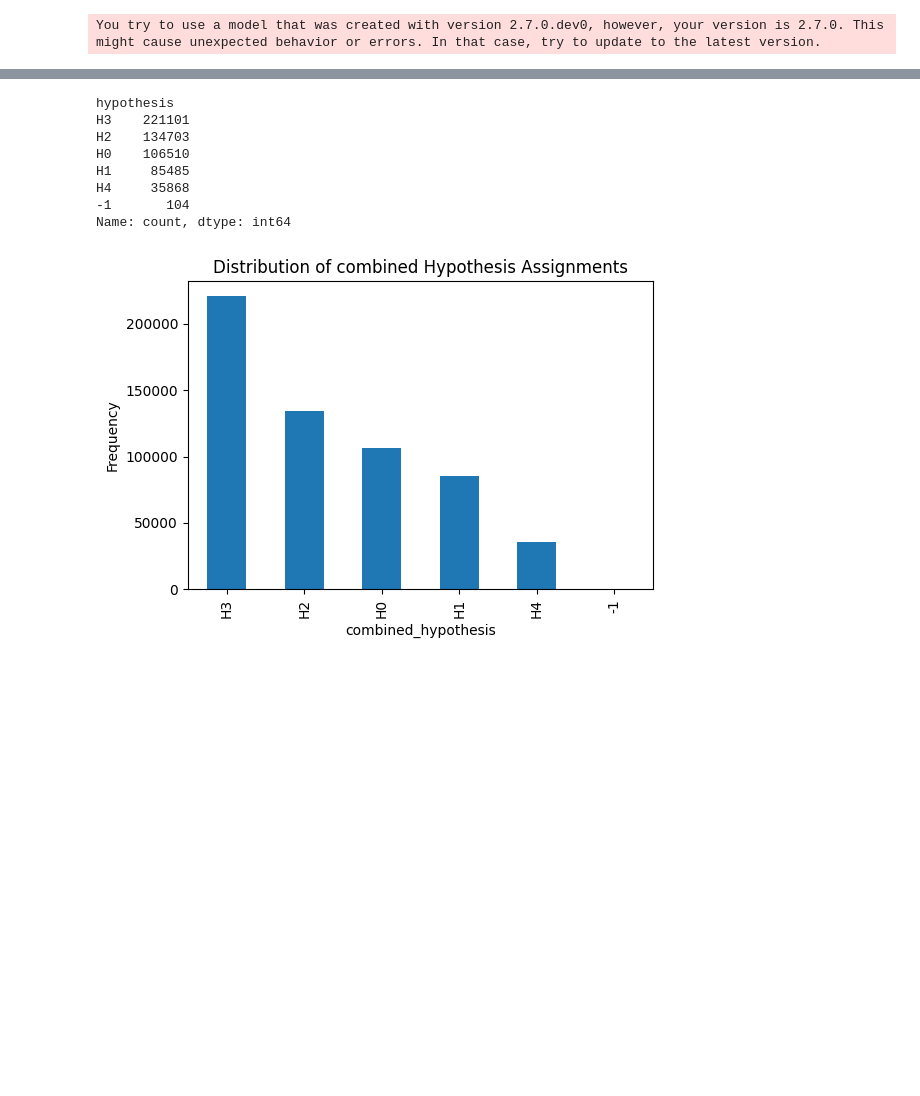
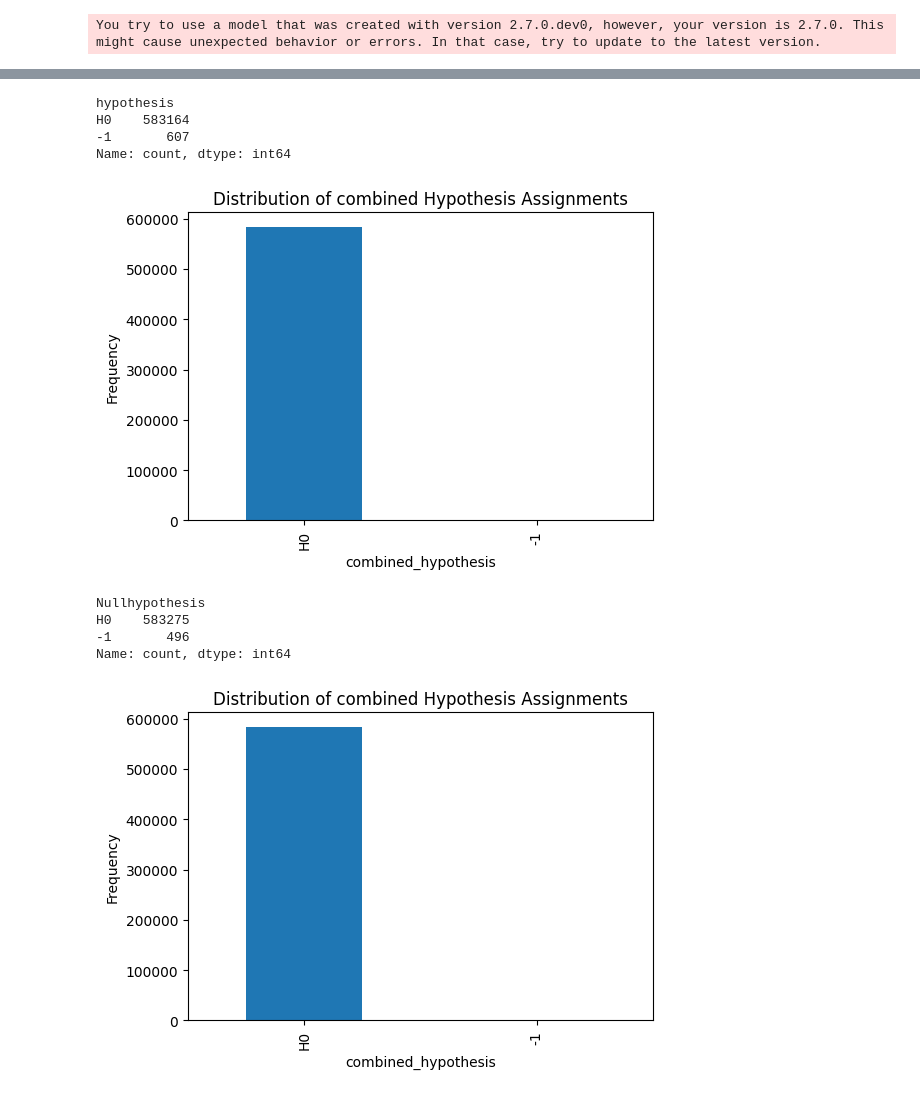
Before and after one commit to fahadchauhan/Public-Sentiment-and-Spatial-Distribution-of-Security-Cameras, a Jupyter notebook: reddit/Aspect_creation-reddit.ipynb, the cells around one changed output, grey strips where cells are left out. Drawn from its saved outputs; the diff is of its cells as text; code cells hidden in the pictures; blank space fills up the shorter version.

Commit message:
sentiStrength reddit

```diff
--- a/reddit/Aspect_creation-reddit.ipynb
+++ b/reddit/Aspect_creation-reddit.ipynb
@@ -93,3 +121,3 @@ You try to use a model that was created with version 2.7.0.dev0, however, your v
 # %%
 # Load saved embeddings
-combined_embeddings = torch.load('C:/Users/fahad/OneDrive - Oulun yliopisto/Documents/reddit/models/combined_embeddings.pkl')
+embeddings = torch.load(f'C:/Users/fahad/OneDrive - Oulun yliopisto/Documents/reddit/models/{column}_embeddings.pkl')
@@ -96,21 +135,17 @@ combined_embeddings = torch.load('C:/Users/fahad/OneDrive - Oulun yliopisto/Docu
 # %%
 # Calculate cosine similarity between text and hypothesis embeddings
 # thread_text_similarity_scores = torch.mm(thread_text_embeddings, hypothesis_embeddings.T).cpu().numpy()
-combined_similarity_scores = torch.mm(combined_embeddings, hypothesis_embeddings.T).cpu().numpy()
+similarity_scoresNull = torch.mm(embeddings, Nullhypothesis_embeddings.T).cpu().numpy()
 
 # Save similarity scores
 # with open('thread_text_similarity_scores.pkl', 'wb') as f:
 #     pickle.dump(thread_text_similarity_scores, f)
 # Save similarity scores
-with open('C:/Users/fahad/OneDrive - Oulun yliopisto/Documents/reddit/models/combined_similarity_scores.pkl', 'wb') as f:
-    pickle.dump(combined_similarity_scores, f)
+with open(f'C:/Users/fahad/OneDrive - Oulun yliopisto/Documents/reddit/models/{column}_similarity_scoresNull.pkl', 'wb') as f:
+    pickle.dump(similarity_scoresNull, f)
 # %%
-# similarity_scores = torch.load('C:/Users/fahad/OneDrive - Oulun yliopisto/Documents/suomi24/Data/similarity_scores.pkl')
-# Loading with pickle
-# with open('C:/Users/fahad/OneDrive - Oulun yliopisto/Documents/suomi24/Data/thread_text_similarity_scores.pkl', 'rb') as f:
-#     thread_text_similarity_scores = pickle.load(f)
-with open('C:/Users/fahad/OneDrive - Oulun yliopisto/Documents/reddit/models/combined_similarity_scores.pkl', 'rb') as f:
-    combined_similarity_scores = pickle.load(f)
+# with open(f'C:/Users/fahad/OneDrive - Oulun yliopisto/Documents/reddit/models/{column}_similarity_scores.pkl', 'rb') as f:
+    # similarity_scores = pickle.load(f)
 # %%
 # Assuming 'similarity_scores' is a 2D array where each row corresponds to a document and each column to a hypothesis
 thresholds = np.linspace(0.1, 1, 50)  # Adjust as needed for your range of similarity scores
@@ -150,8 +219,16 @@ Unclassified Rows: 104
 # %%
-threshold = 0.5
-max_indices = np.argmax(combined_similarity_scores, axis=1)  # Indices of max similarity score per row
-max_scores = np.max(combined_similarity_scores, axis=1)  # Max scores per row
+threshold = 0.7
+max_indices = np.argmax(similarity_scores, axis=1)  # Indices of max similarity score per row
+max_scores = np.max(similarity_scores, axis=1)  # Max scores per row
 
 # Map indices to hypothesis labels if score exceeds threshold, else assign -1
 hypothesis_labels = {i: f'H{i}' for i in range(len(hypotheses))}
 df['hypothesis'] = [hypothesis_labels[idx] if score > threshold else -1 for idx, score in zip(max_indices, max_scores)]
+
+# threshold = 0.5
+max_indices = np.argmax(similarity_scoresNull, axis=1)  # Indices of max similarity score per row
+max_scores = np.max(similarity_scoresNull, axis=1)  # Max scores per row
+
+# Map indices to hypothesis labels if score exceeds threshold, else assign -1
+hypothesis_labels = {i: f'H{i}' for i in range(len(Nullhypotheses))}
+df['Nullhypothesis'] = [hypothesis_labels[idx] if score > threshold else -1 for idx, score in zip(max_indices, max_scores)]
@@ -161,21 +310,30 @@ df.to_csv('C:/Users/fahad/OneDrive - Oulun yliopisto/Documents/reddit/Data/reddi
 # %%
 # Optional: Display a histogram of the assigned hypotheses
 print(df['hypothesis'].value_counts())
 df['hypothesis'].value_counts().plot(kind='bar', figsize=(6,4))
 plt.title('Distribution of combined Hypothesis Assignments')
 plt.xlabel('combined_hypothesis')
 plt.ylabel('Frequency')
 plt.show()
+
+# Optional: Display a histogram of the assigned hypotheses
+print(df['Nullhypothesis'].value_counts())
+df['Nullhypothesis'].value_counts().plot(kind='bar', figsize=(6,4))
+plt.title('Distribution of combined Hypothesis Assignments')
+plt.xlabel('combined_hypothesis')
+plt.ylabel('Frequency')
+plt.show()
 # %% [output]
 hypothesis
-H3    221101
-H2    134703
-H0    106510
-H1     85485
-H4     35868
--1       104
+H0    583164
+-1       607
 Name: count, dtype: int64
-[figure, old version]
+[figure, new version]
+Nullhypothesis
+H0    583275
+-1       496
+Name: count, dtype: int64
+[figure, added]
 # %%
 # Assuming `similarity_scores` is a numpy array of your cosine similarity scores
 plt.hist(combined_similarity_scores, bins=50, alpha=0.75)
```
Also changed, not shown: parts of 13 cells of this notebook, 2 other files.
